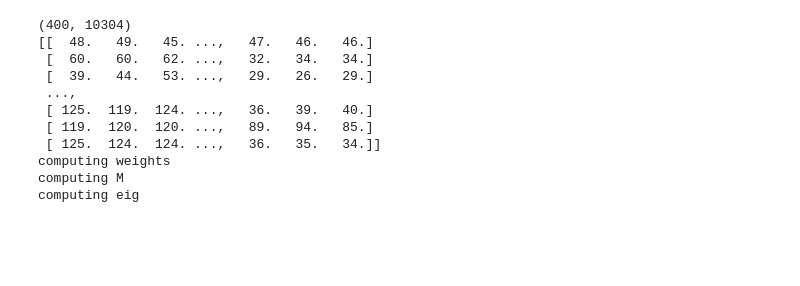
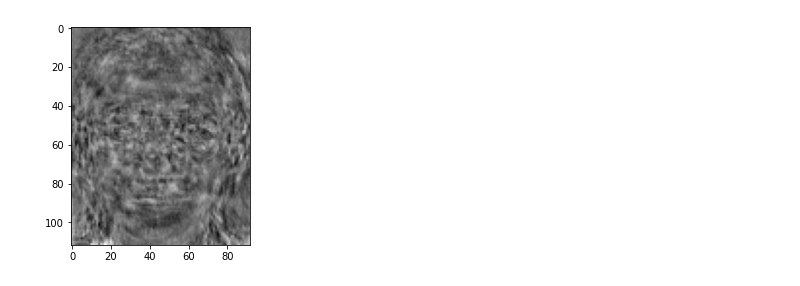
Before and after one commit to cxrasdfg/Dimension-Reduction, a Jupyter notebook: NPE.ipynb, the cells around one changed output. Drawn from its saved outputs; the diff is of its cells as text; code cells hidden in the pictures; blank space fills up the shorter version.

```diff
--- a/NPE.ipynb
+++ b/NPE.ipynb
@@ -111,34 +98,18 @@ def NPE(data, k, d):
 
     return mapping
 # %%
-def feature_face():
-    data=np.zeros((400, 10304))
-    print(data.shape)
+def NPE_faces():
+    ## 112 * 92 ORL_faces
+    allface=np.zeros((400, 10304))
     for i in range(40):
         for j in range(10):
-            data[i*10+j]=loadPGM("orl_faces/s"+str(i+1)+"/"+str(j+1)+".pgm")
-    print(data)
-    mapping = NPE(data, 5, 50*50)
-    print(mapping.shape)
-    tmp = mapping[0]
-    tmp=(tmp-tmp.min())*(1/(tmp.max()-tmp.min()))*255
-    tmp=tmp.astype(int)
-    tmp=tmp.reshape(50, 50)
-    fig = plt.figure()
-    plotwindow = fig.add_subplot(111)
-    plt.imshow(tmp.T, cmap='gray')
-    plt.show()
+            allface[i*10+j]=loadPGM("orl_faces/s"+str(i+1)+"/"+str(j+1)+".pgm")
 
-feature_face()
+    mapping = NPE(allface/255, 20, 8)
+    tmp=mapping[0]
+    tmp=tmp.reshape(112, 92).astype(float)
+    pylab.imshow(tmp, cmap='gray', interpolation='hamming')
+    pylab.show()
+NPE_faces()
 # %% [output]
-(400, 10304)
-[[  48.   49.   45. ...,   47.   46.   46.]
- [  60.   60.   62. ...,   32.   34.   34.]
- [  39.   44.   53. ...,   29.   26.   29.]
- ...,
- [ 125.  119.  124. ...,   36.   39.   40.]
- [ 119.  120.  120. ...,   89.   94.   85.]
- [ 125.  124.  124. ...,   36.   35.   34.]]
-computing weights
-computing M
-computing eig
+[figure, added]
```
Also changed, not shown: parts of 10 cells of this notebook, 2 other files.
